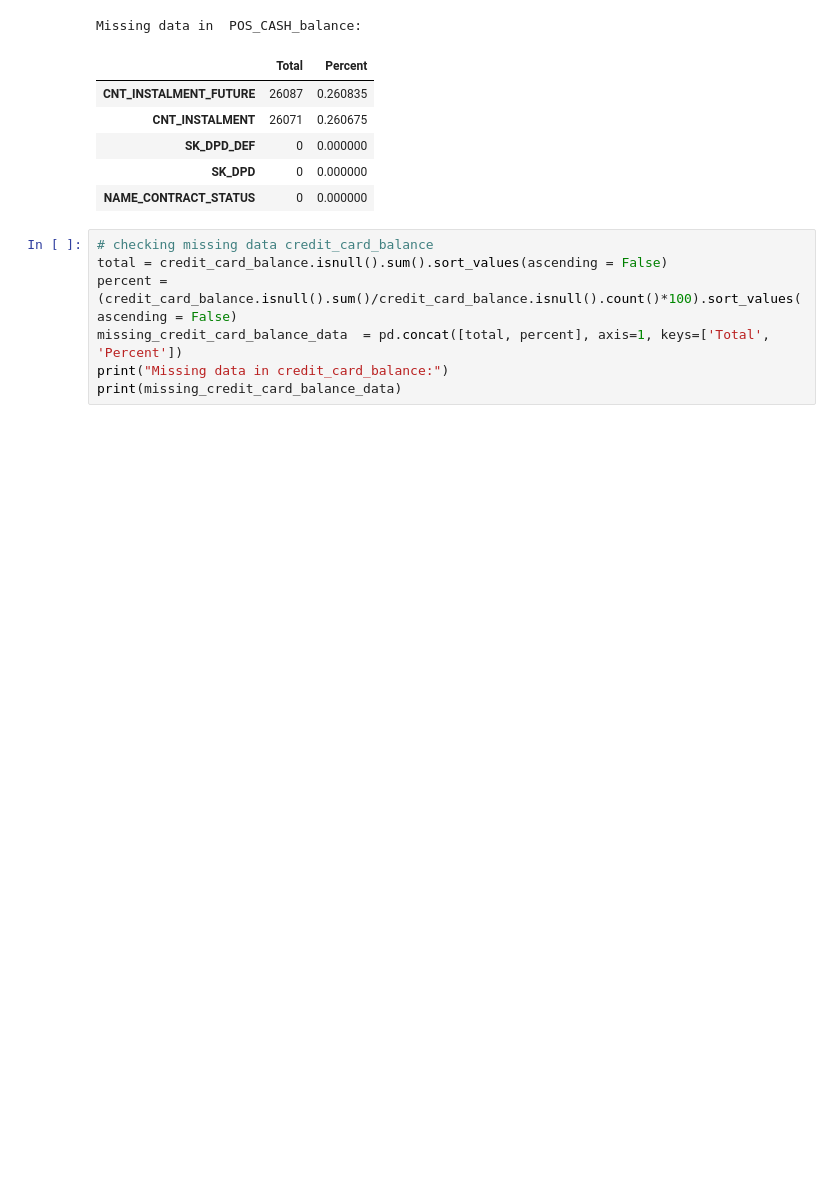
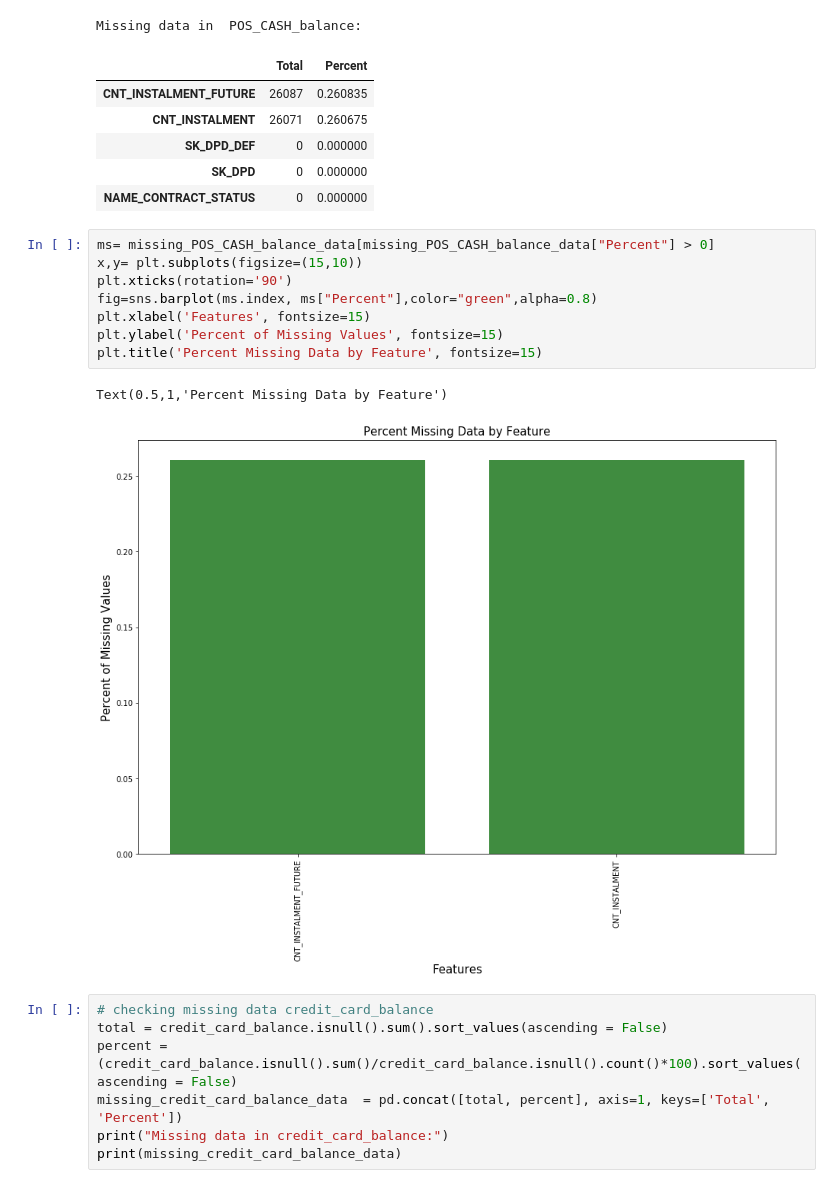
Before and after one commit to seviezgi/Project, a Jupyter notebook: Capstone/Datawrangling.ipynb, the cells around one changed output. Saved outputs shown, nothing was run; the diff lists cells and outputs as text; blank space fills up the shorter version.

```diff
--- a/Capstone/Datawrangling.ipynb
+++ b/Capstone/Datawrangling.ipynb
@@ -303,6 +341,17 @@ Missing data in  POS_CASH_balance:
 | SK_DPD_DEF | 0 | 0.000000 |
 | SK_DPD | 0 | 0.000000 |
 | NAME_CONTRACT_STATUS | 0 | 0.000000 |
+# %%
+ms= missing_POS_CASH_balance_data[missing_POS_CASH_balance_data["Percent"] > 0]
+x,y= plt.subplots(figsize=(15,10))
+plt.xticks(rotation='90')
+fig=sns.barplot(ms.index, ms["Percent"],color="green",alpha=0.8)
+plt.xlabel('Features', fontsize=15)
+plt.ylabel('Percent of Missing Values', fontsize=15)
+plt.title('Percent Missing Data by Feature', fontsize=15)
+# %% [output]
+Text(0.5,1,'Percent Missing Data by Feature')
+[figure, added]
 # %%
 # checking missing data credit_card_balance
 total = credit_card_balance.isnull().sum().sort_values(ascending = False)
```
Also changed, not shown: parts of 39 cells of this notebook.
